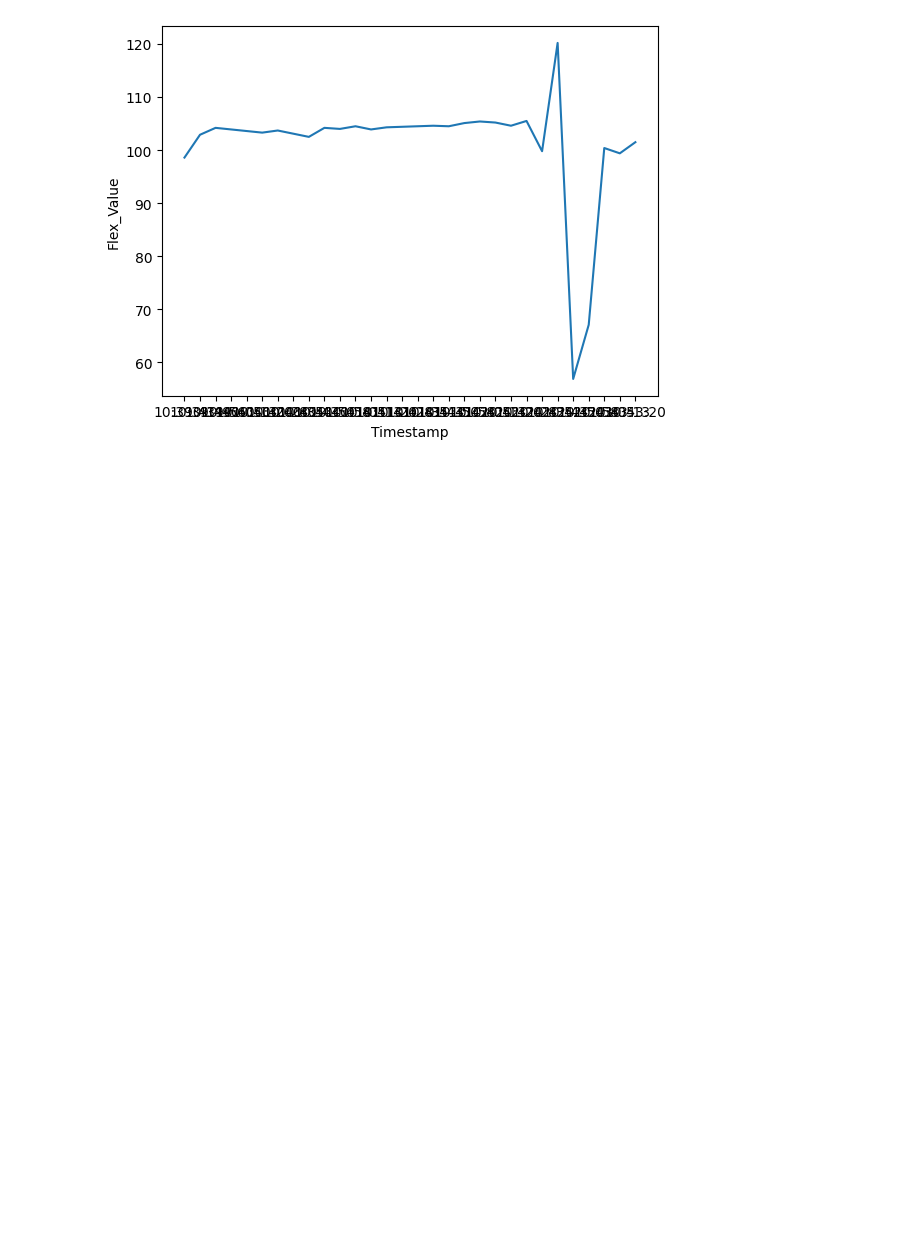
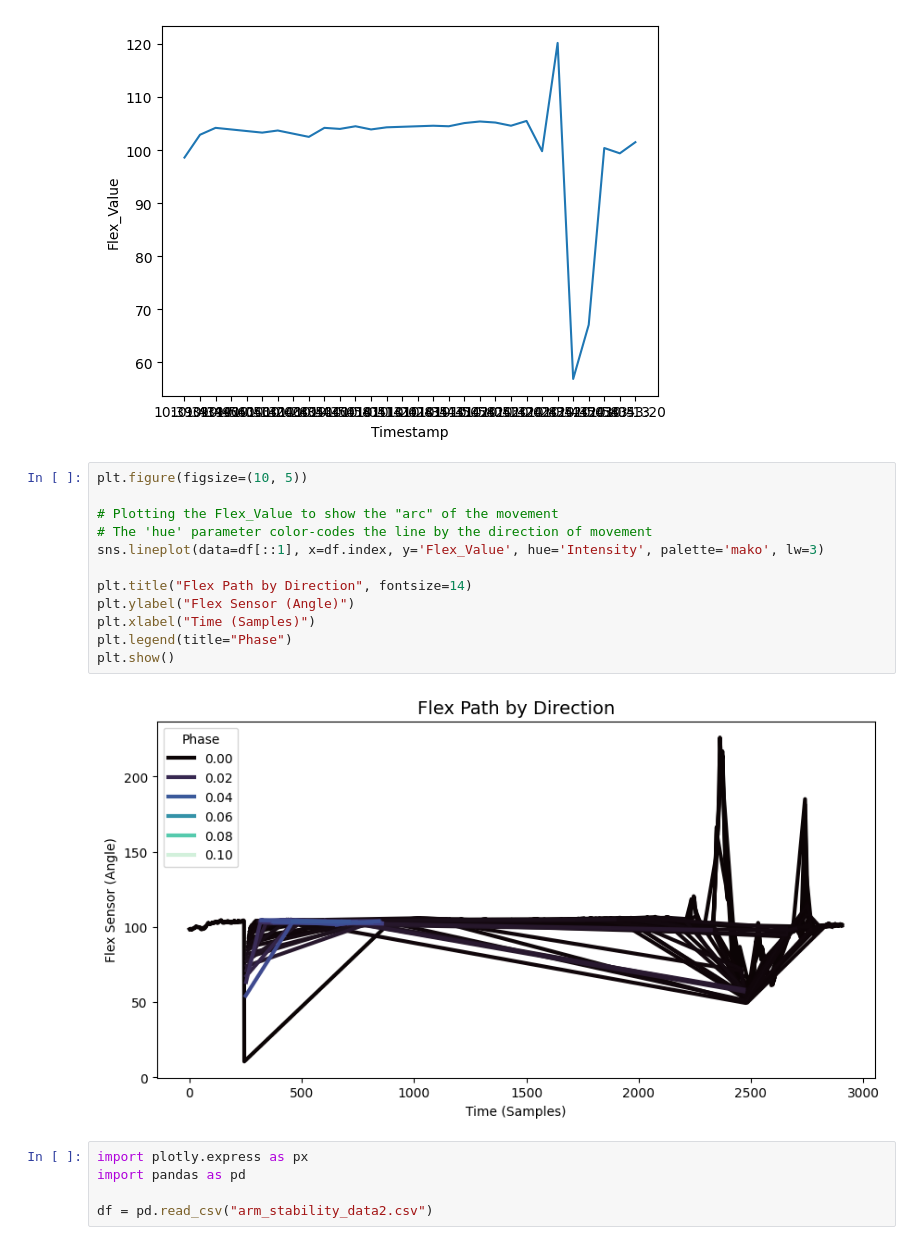
Before and after one commit to ServeshKarnawat/CruzHacks2026, a Jupyter notebook: test.ipynb, the cells around one changed output. Cells and saved outputs as stored; diff of their text form; blank space fills up the shorter version.

```diff
--- a/test.ipynb
+++ b/test.ipynb
@@ -129,3 +139,22 @@ Passing `palette` without assigning `hue` is deprecated and will be removed in v
 x = sns.lineplot(data=df[::100], x='Timestamp', y='Flex_Value', palette="mako", legend='auto')
 # %% [output]
 [figure]
+# %%
+plt.figure(figsize=(10, 5))
+
+# Plotting the Flex_Value to show the "arc" of the movement
+# The 'hue' parameter color-codes the line by the direction of movement
+sns.lineplot(data=df[::1], x=df.index, y='Flex_Value', hue='Intensity', palette='mako', lw=3)
+
+plt.title("Flex Path by Direction", fontsize=14)
+plt.ylabel("Flex Sensor (Angle)")
+plt.xlabel("Time (Samples)")
+plt.legend(title="Phase")
+plt.show()
+# %% [output]
+[figure, added]
+# %%
+import plotly.express as px
+import pandas as pd
+
+df = pd.read_csv("arm_stability_data2.csv")
```
Also changed, not shown: parts of 2 cells of this notebook.
